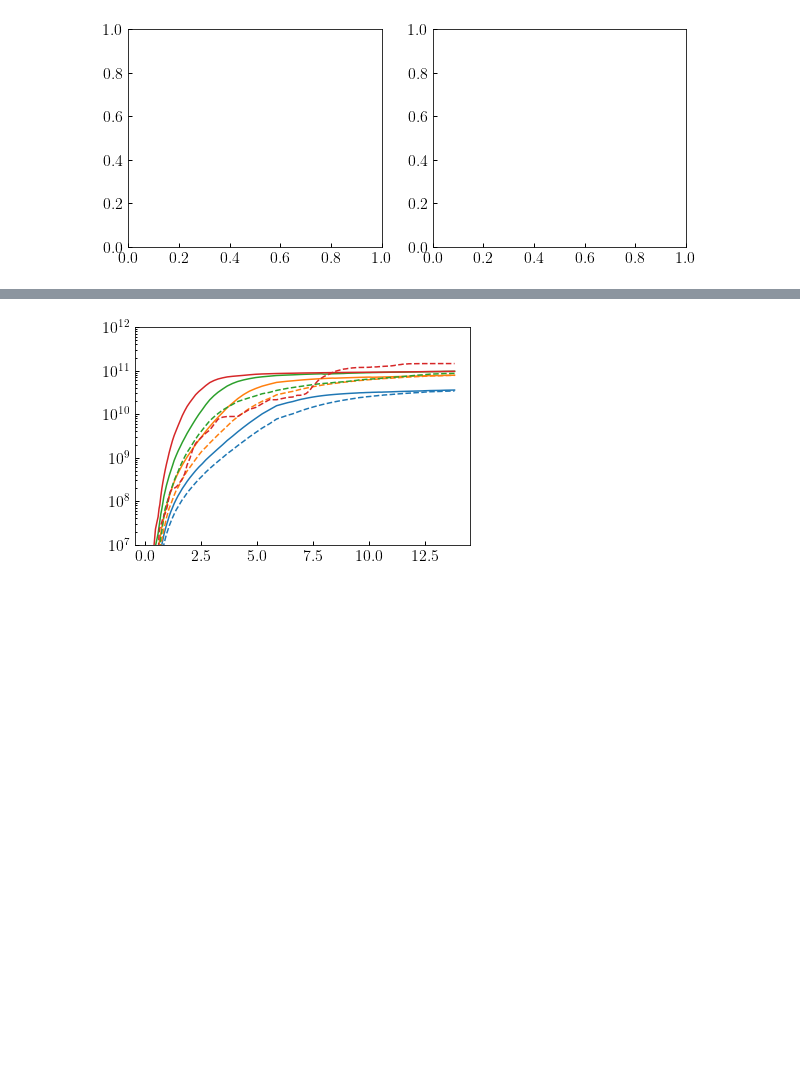
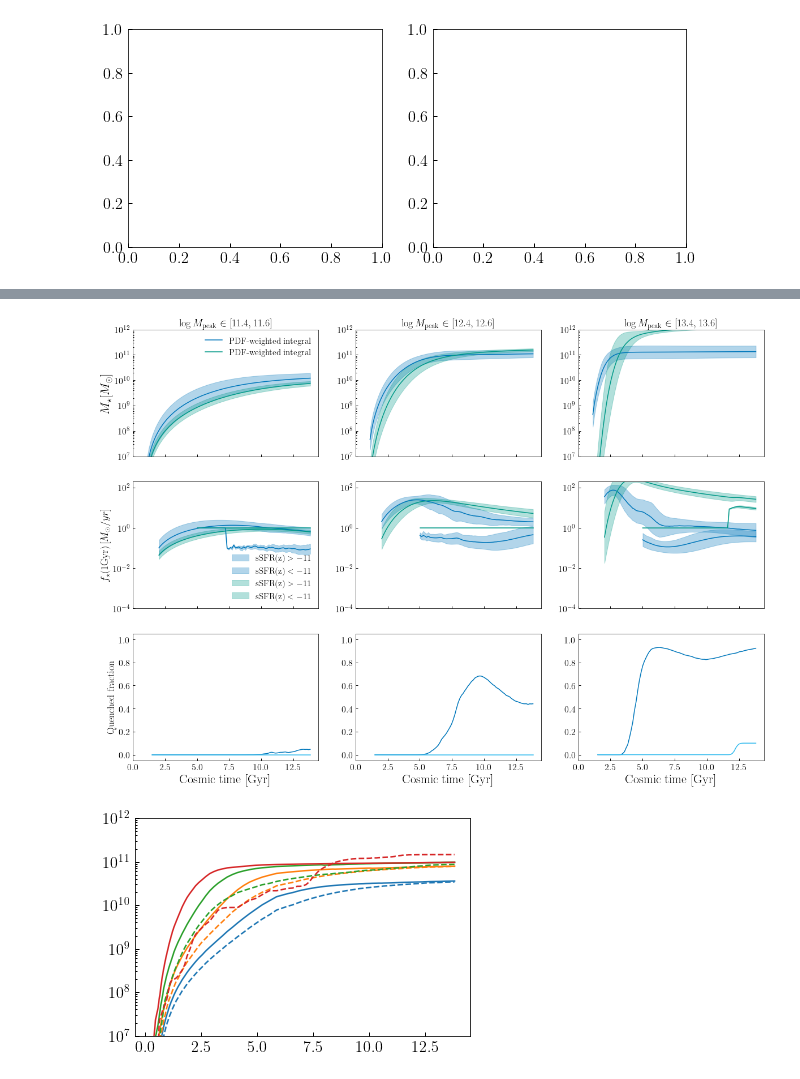
Before and after one commit to ArgonneCPAC/diffstarpop, a Jupyter notebook: notebooks/test_pdf_model.ipynb, the cells around one changed output, grey strips where cells are left out. Drawn from its saved outputs; the diff is of its cells as text; code cells hidden in the pictures; blank space fills up the shorter version.

```diff
--- a/notebooks/test_pdf_model.ipynb
+++ b/notebooks/test_pdf_model.ipynb
@@ -522,0 +861,82 @@ Text(0, 0.5, 'Quenched fraction')
+# %%
+NM0 = len(logm0_binmids)
+
+
+fontsize=22
+fig, ax = plt.subplots(3,NM0, figsize=(20,14), sharex=True, sharey=False)
+
+for i in range(NM0):
+    #"""
+    ax[0,i].plot(t_table[sm_loss_sel], 10**_target_res[0][i][sm_loss_sel], color=colors[0], label='PDF-weighted integral')
+    ax[0,i].fill_between(t_table[sm_loss_sel],
+                       10**(_target_res[0][i]-np.sqrt(_target_res[1][i]))[sm_loss_sel],
+                       10**(_target_res[0][i]+np.sqrt(_target_res[1][i]))[sm_loss_sel],
+                       color=colors[0],
+                       alpha = 0.3
+                      )
+
+
+    ax[1,i].plot(t_table[index_select][fstar_loss_MS_sel], 10**_target_res[2][i][fstar_loss_MS_sel], color=colors[0])
+    ax[1,i].fill_between(t_table[index_select][fstar_loss_MS_sel],
+                       10**(_target_res[2][i]-np.sqrt(_target_res[4][i]))[fstar_loss_MS_sel],
+                       10**(_target_res[2][i]+np.sqrt(_target_res[4][i]))[fstar_loss_MS_sel],
+                       color=colors[0],
+                       alpha = 0.3, label = r"$\rm{sSFR}(z) > -11$"
+                      )
+
+    ax[1,i].plot(t_table[index_select][fstar_loss_Q_sel], 10**_target_res[3][i][fstar_loss_Q_sel], color=colors[0])
+    ax[1,i].fill_between(t_table[index_select][fstar_loss_Q_sel],
+                       10**(_target_res[3][i]-np.sqrt(_target_res[5][i]))[fstar_loss_Q_sel],
+                       10**(_target_res[3][i]+np.sqrt(_target_res[5][i]))[fstar_loss_Q_sel],
+                       color=colors[0],
+                       alpha = 0.3, label = r"$\rm{sSFR}(z) < -11$"
+                      )
+
+    ax[2,i].plot(t_table[index_select], _target_res[6][i], color=colors[0])
+
+    ax[0,i].plot(t_table[sm_loss_sel], 10**_target_res_MS[0][i][sm_loss_sel], color=colors[2], label='PDF-weighted integral')
+    ax[0,i].fill_between(t_table[sm_loss_sel],
+                       10**(_target_res_MS[0][i]-np.sqrt(_target_res_MS[1][i]))[sm_loss_sel],
+                       10**(_target_res_MS[0][i]+np.sqrt(_target_res_MS[1][i]))[sm_loss_sel],
+                       color=colors[2],
+                       alpha = 0.3
+                      )
+
+
+    ax[1,i].plot(t_table[index_select][fstar_loss_MS_sel], 10**_target_res_MS[2][i][fstar_loss_MS_sel], color=colors[2])
+    ax[1,i].fill_between(t_table[index_select][fstar_loss_MS_sel],
+                       10**(_target_res_MS[2][i]-np.sqrt(_target_res_MS[4][i]))[fstar_loss_MS_sel],
+                       10**(_target_res_MS[2][i]+np.sqrt(_target_res_MS[4][i]))[fstar_loss_MS_sel],
+                       color=colors[2],
+                       alpha = 0.3, label = r"$\rm{sSFR}(z) > -11$"
+                      )
+
+    ax[1,i].plot(t_table[index_select][fstar_loss_Q_sel], 10**_target_res_MS[3][i][fstar_loss_Q_sel], color=colors[2])
+    ax[1,i].fill_between(t_table[index_select][fstar_loss_Q_sel],
+                       10**(_target_res_MS[3][i]-np.sqrt(_target_res_MS[5][i]))[fstar_loss_Q_sel],
+                       10**(_target_res_MS[3][i]+np.sqrt(_target_res_MS[5][i]))[fstar_loss_Q_sel],
+                       color=colors[2],
+                       alpha = 0.3, label = r"$\rm{sSFR}(z) < -11$"
+                      )
+
+    ax[2,i].plot(t_table[index_select], _target_res_MS[6][i], color=colors[1])
+
+
+
+
+    ax[0,i].set_yscale('log')
+    ax[1,i].set_yscale('log')
+    ax[0,i].set_ylim(1e7, 1e12)
+    ax[1,i].set_ylim(1e-4, 2e2)
+    ax[2,i].set_ylim(-0.05,1.05)
+    ax[2,i].set_xlabel('Cosmic time [Gyr]', fontsize=fontsize)
+    ax[0,i].set_title(r'$\log M_{\rm peak}\in[%.1f, %.1f]$'%(logm0_binmids[i]-logm0_bin_widths[i], logm0_binmids[i]+logm0_bin_widths[i]))
+
+ax[0,0].legend()
+ax[1,0].legend()
+ax[0,0].set_xticks(np.arange(0,13,2.5))
+ax[0,0].set_ylabel('$M_\star [M_{\odot}]$', fontsize=fontsize)
+ax[1,0].set_ylabel('$f_\star(1\mathrm{Gyr}) \,[M_{\odot}/yr]$')
+ax[2,0].set_ylabel('Quenched fraction')
+#fig.savefig('test_mc_integration_target_from_model_fstar_validation_wrt_MonteCarlo.png', bbox_inches='tight', dpi=300)
+# %% [output]
@@ -522,0 +944 @@ Text(0, 0.5, 'Quenched fraction')
+[figure, added]
```
Also changed, not shown: parts of 23 cells of this notebook, 6 other files.
